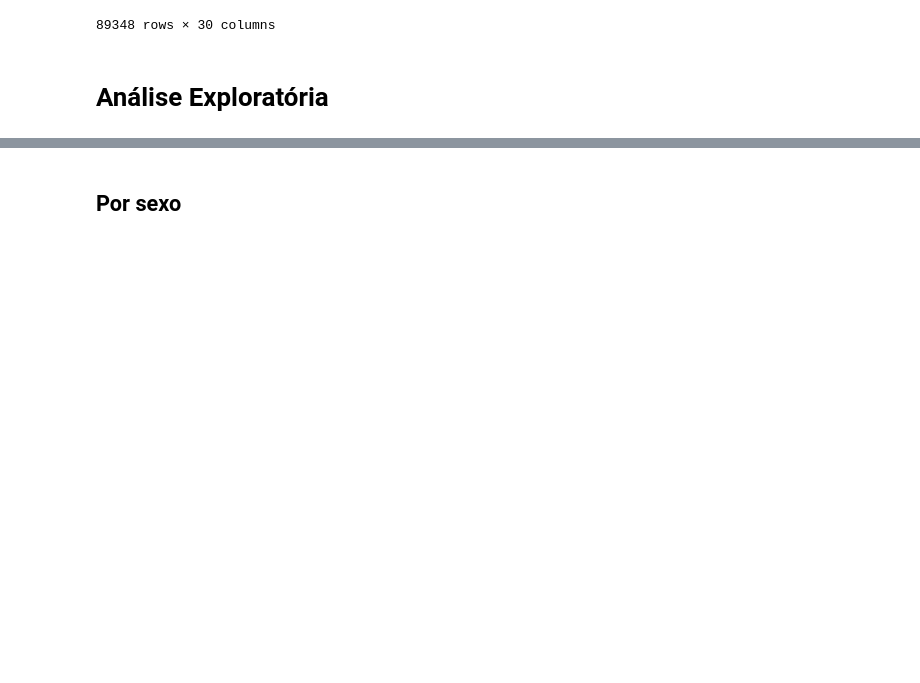
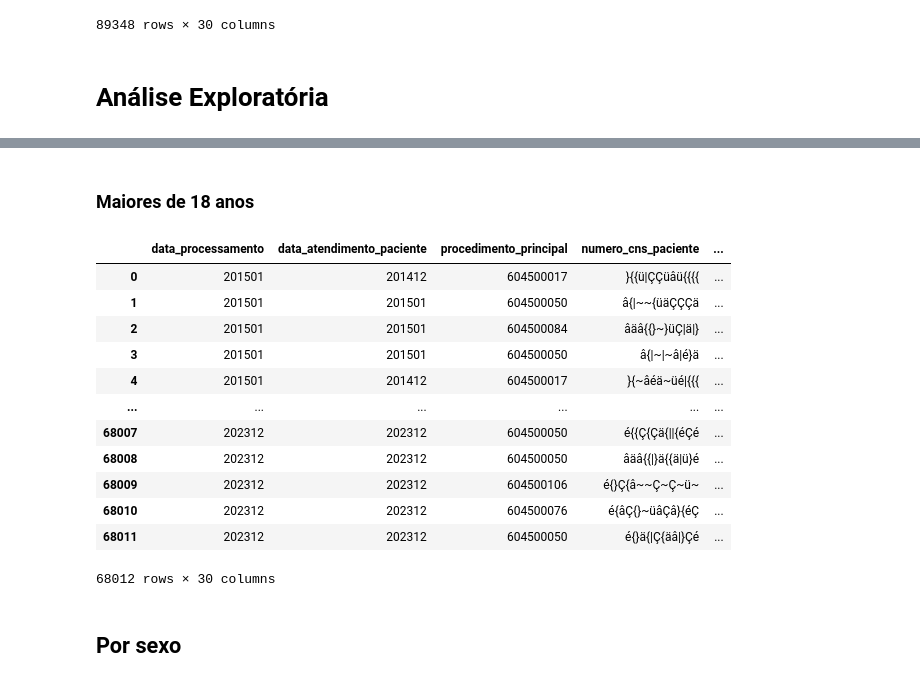
Before and after one commit to TiamatCod3/tcc-canabidiol, a Jupyter notebook: Notebooks/Tratamento_dos_Dados.ipynb, the cells around one changed output, grey strips where cells are left out. Saved outputs shown, nothing was run; the diff lists cells and outputs as text; code cells hidden in the pictures; blank space fills up the shorter version.

```diff
--- a/Notebooks/Tratamento_dos_Dados.ipynb
+++ b/Notebooks/Tratamento_dos_Dados.ipynb
@@ -419,3 +445,23 @@ rj_epilepsia_total
+# %% [markdown]
+### Maiores de 18 anos
+# %%
+rj_maiores_idade = rj_epilepsia_total.loc[rj_epilepsia_total['numero_idade'] > 18]
+rj_maiores_idade.index = range(rj_maiores_idade.shape[0])
+rj_maiores_idade
+# %% [output]
+|  | data_processamento | data_atendimento_paciente | procedimento_principal | numero_cns_paciente | ... |
+| 0 | 201501 | 201412 | 604500017 | }{{ü|ÇÇüâü{{{{ | ... |
+| 1 | 201501 | 201501 | 604500050 | â{|~~{üäÇÇÇä | ... |
+| 2 | 201501 | 201501 | 604500084 | âäâ{{}~}üÇ|ä|} | ... |
+| 3 | 201501 | 201501 | 604500050 | â{|~|~â|é}ä | ... |
+| 4 | 201501 | 201412 | 604500017 | }{~âéä~üé|{{{ | ... |
+| ... | ... | ... | ... | ... | ... |
+| 68007 | 202312 | 202312 | 604500050 | é{{Ç{Çä{||{éÇé | ... |
+| 68008 | 202312 | 202312 | 604500050 | âäâ{{|}ä{{ä|ü}é | ... |
+| 68009 | 202312 | 202312 | 604500106 | é{}Ç{â~~Ç~Ç~ü~ | ... |
+| 68010 | 202312 | 202312 | 604500076 | é{âÇ{}~üâÇâ}{éÇ | ... |
+| 68011 | 202312 | 202312 | 604500050 | é{}ä{|Ç{äâ|}Çé | ... |
+68012 rows × 30 columns
 # %% [markdown]
 ## Por sexo
 # %% [markdown]
```
Also changed, not shown: parts of 8 cells of this notebook.
